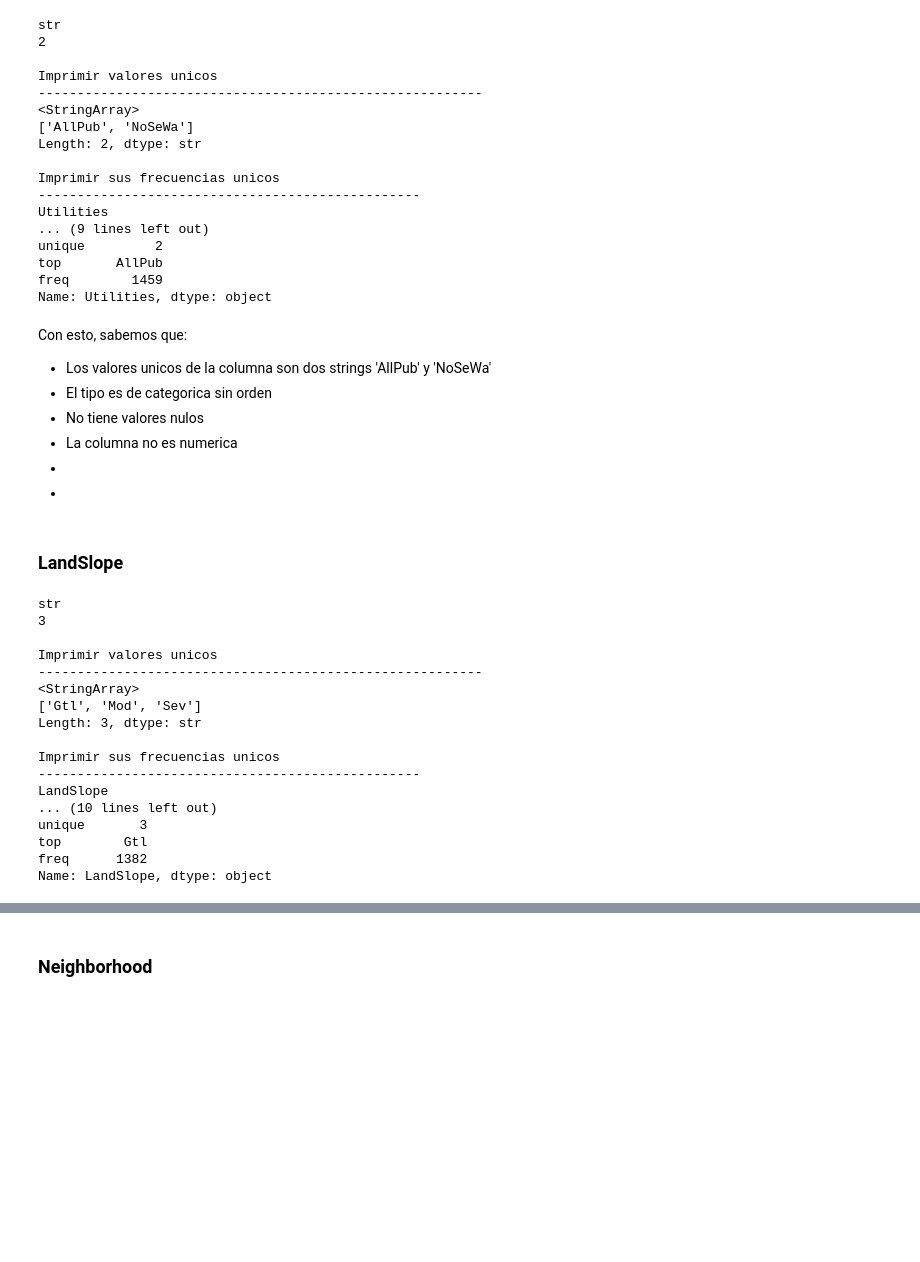
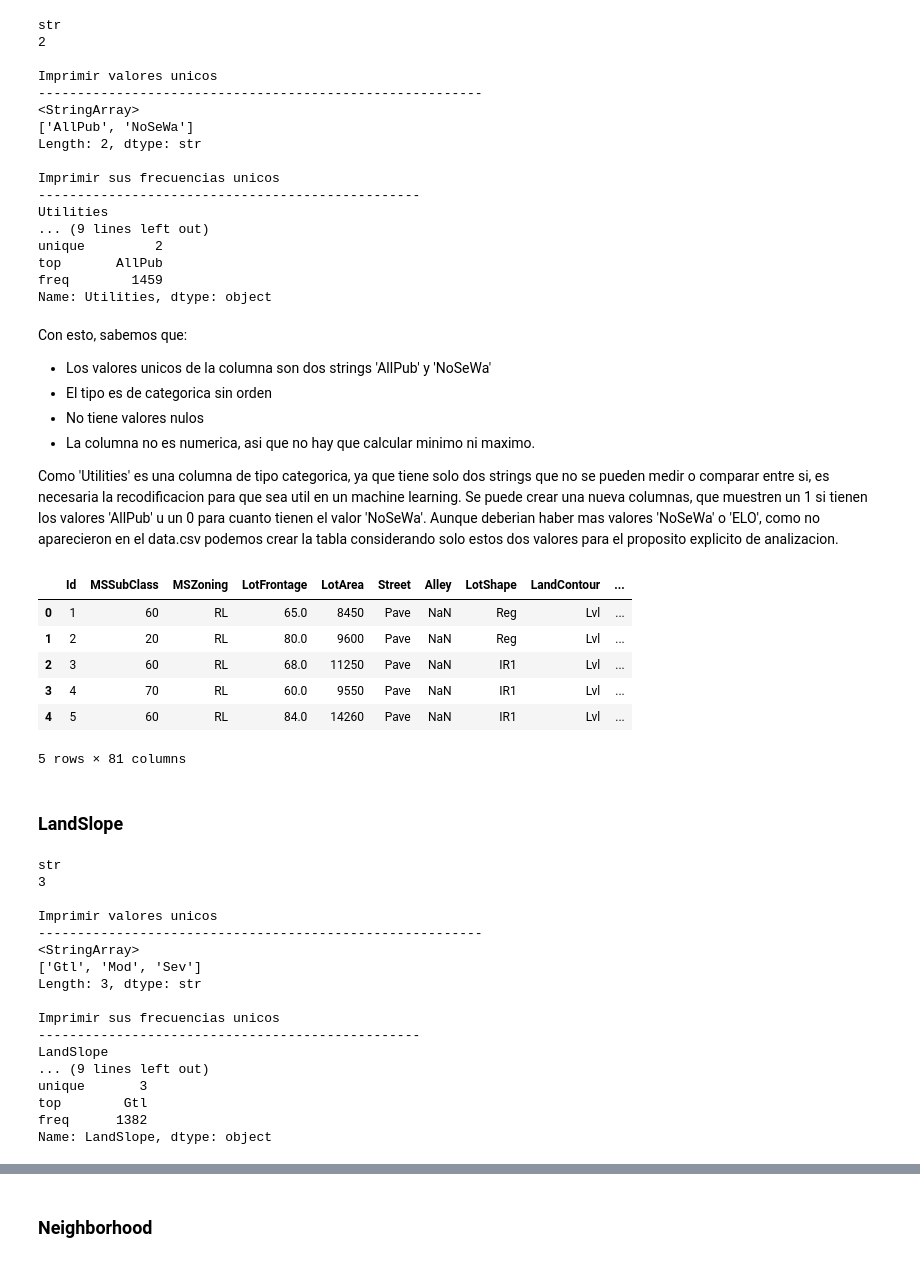
Before and after one commit to DrewFalcon/InteligenciaArtificial_Lab_FalconRiddha, a Jupyter notebook: Practica2/codigop2.ipynb, the cells around one changed output, grey strips where cells are left out. Drawn from its saved outputs; the diff is of its cells as text; code cells hidden in the pictures; blank space fills up the shorter version.

```diff
--- a/Practica2/codigop2.ipynb
+++ b/Practica2/codigop2.ipynb
@@ -159,9 +157,19 @@ Con esto, sabemos que:
 - Los valores unicos de la columna son dos strings 'AllPub' y 'NoSeWa'
 - El tipo es de categorica sin orden
 - No tiene valores nulos
-- La columna no es numerica
--
--
+- La columna no es numerica, asi que no hay que calcular minimo ni maximo.
+
+Como 'Utilities' es una columna de tipo categorica, ya que tiene solo dos strings que no se pueden medir o comparar entre si, es necesaria la recodificacion para que sea util en un machine learning. Se puede crear una nueva columnas, que muestren un 1 si tienen los valores 'AllPub' u un 0 para cuanto tienen el valor 'NoSeWa'. Aunque deberian haber mas valores 'NoSeWa' o 'ELO', como no aparecieron en el data.csv podemos crear la tabla considerando solo estos dos valores para el proposito explicito de analizacion.
+# %%
+pd.get_dummies(data_csv, columns=['Utilities'], drop_first=True).head()
+# %% [output]
+|  | Id | MSSubClass | MSZoning | LotFrontage | LotArea | Street | Alley | LotShape | LandContour | ... |
+| 0 | 1 | 60 | RL | 65.0 | 8450 | Pave | NaN | Reg | Lvl | ... |
+| 1 | 2 | 20 | RL | 80.0 | 9600 | Pave | NaN | Reg | Lvl | ... |
+| 2 | 3 | 60 | RL | 68.0 | 11250 | Pave | NaN | IR1 | Lvl | ... |
+| 3 | 4 | 70 | RL | 60.0 | 9550 | Pave | NaN | IR1 | Lvl | ... |
+| 4 | 5 | 60 | RL | 84.0 | 14260 | Pave | NaN | IR1 | Lvl | ... |
+5 rows × 81 columns
 # %% [markdown]
 ### LandSlope
 # %%
@@ -177,8 +185,6 @@ print(data_csv['LandSlope'].value_counts())
 print("\nImprimir booleano de si es nulo\n-------------------------------------------------")
 print(f"La cantidad de valores nulos son: {data_csv['LandSlope'].isnull().sum()}")
 
-
-print(f"No creo que de valor valido: {data_csv['LandSlope'].max()}")
 print(data_csv['LandSlope'].describe())
 # %% [output]
 str
@@ -193,7 +199,7 @@ Length: 3, dtype: str
 Imprimir sus frecuencias unicos
 -------------------------------------------------
 LandSlope
-... (10 lines left out)
+... (9 lines left out)
 unique       3
 top        Gtl
 freq      1382
```
Also changed, not shown: parts of 5 cells of this notebook, 1 other file.
